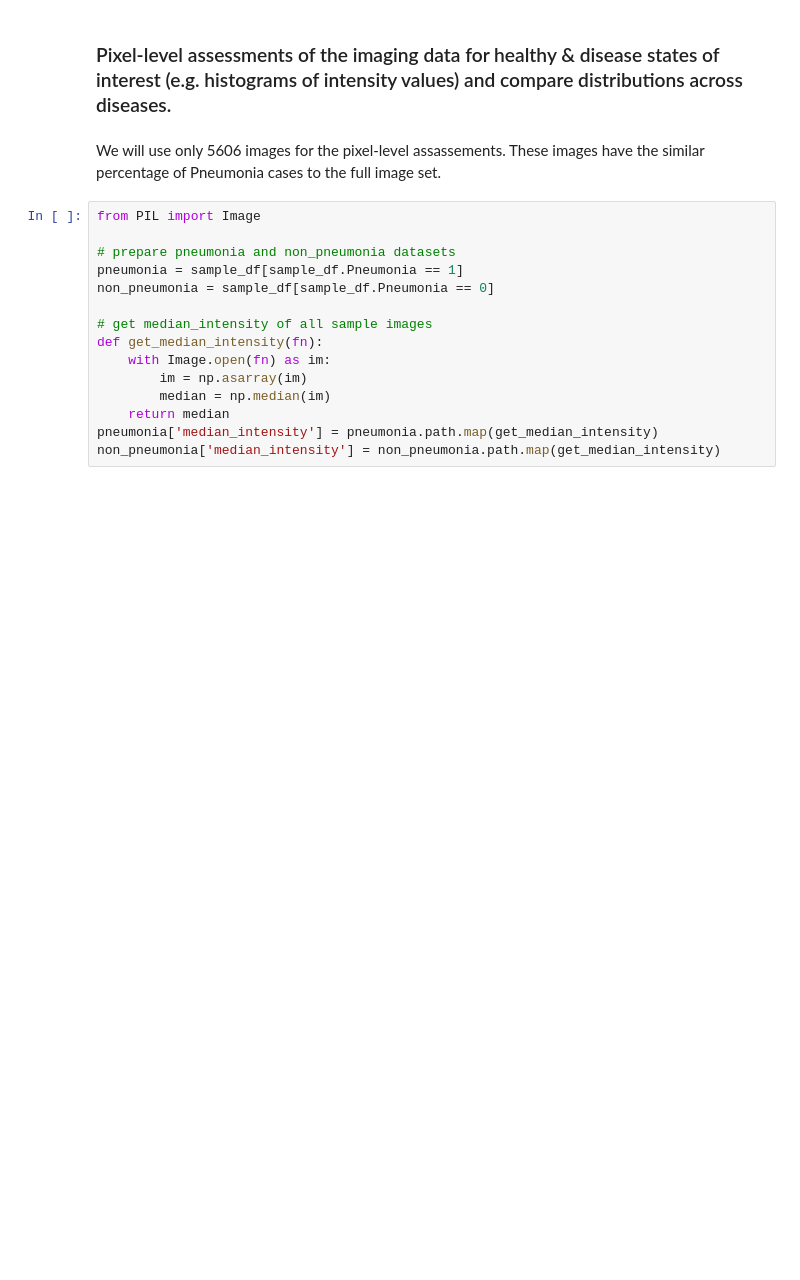
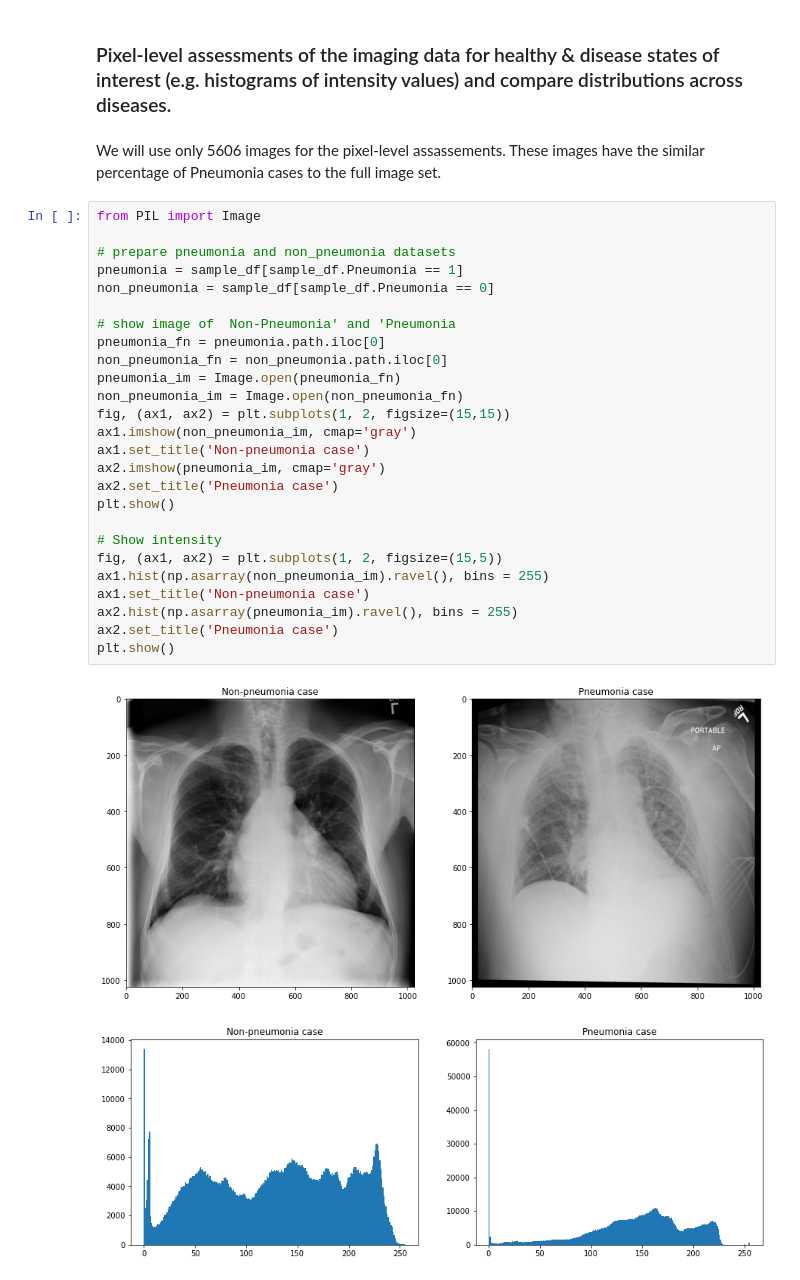
Before and after one commit to Thada-Jirajaras/Pneumonia-Detection-From-Chest-X-Rays, a Jupyter notebook: EDA.ipynb, the cells around one changed output. Cells and saved outputs as stored; diff of their text form; blank space fills up the shorter version.

Commit message:
Shows some X-Ray images in the EDA notebook

```diff
--- a/EDA.ipynb
+++ b/EDA.ipynb
@@ -244,19 +244,33 @@ plt.show()
 ### Pixel-level assessments of the imaging data for healthy & disease states of interest (e.g. histograms of intensity values) and compare distributions across diseases.
 # %% [markdown]
 We will use only 5606 images for the pixel-level assassements. These images have the similar percentage of Pneumonia cases to the full image set.
-# %%
-from PIL import Image
-
-# prepare pneumonia and non_pneumonia datasets
-pneumonia = sample_df[sample_df.Pneumonia == 1]
-non_pneumonia = sample_df[sample_df.Pneumonia == 0]
-
-# get median_intensity of all sample images
-def get_median_intensity(fn):
-    with Image.open(fn) as im:
-        im = np.asarray(im)
-        median = np.median(im)
-    return median
-pneumonia['median_intensity'] = pneumonia.path.map(get_median_intensity)
-non_pneumonia['median_intensity'] = non_pneumonia.path.map(get_median_intensity)
+# %%
+from PIL import Image
+
+# prepare pneumonia and non_pneumonia datasets
+pneumonia = sample_df[sample_df.Pneumonia == 1]
+non_pneumonia = sample_df[sample_df.Pneumonia == 0]
+
+# show image of  Non-Pneumonia' and 'Pneumonia
+pneumonia_fn = pneumonia.path.iloc[0]
+non_pneumonia_fn = non_pneumonia.path.iloc[0]
+pneumonia_im = Image.open(pneumonia_fn)
+non_pneumonia_im = Image.open(non_pneumonia_fn)
+fig, (ax1, ax2) = plt.subplots(1, 2, figsize=(15,15))
+ax1.imshow(non_pneumonia_im, cmap='gray')
+ax1.set_title('Non-pneumonia case')
+ax2.imshow(pneumonia_im, cmap='gray')
+ax2.set_title('Pneumonia case')
+plt.show()
+
+# Show intensity
+fig, (ax1, ax2) = plt.subplots(1, 2, figsize=(15,5))
+ax1.hist(np.asarray(non_pneumonia_im).ravel(), bins = 255)
+ax1.set_title('Non-pneumonia case')
+ax2.hist(np.asarray(pneumonia_im).ravel(), bins = 255)
+ax2.set_title('Pneumonia case')
+plt.show()
+# %% [output]
+[figure, added]
+[figure, added]
 # %%
```
Also changed, not shown: parts of 3 cells of this notebook.
